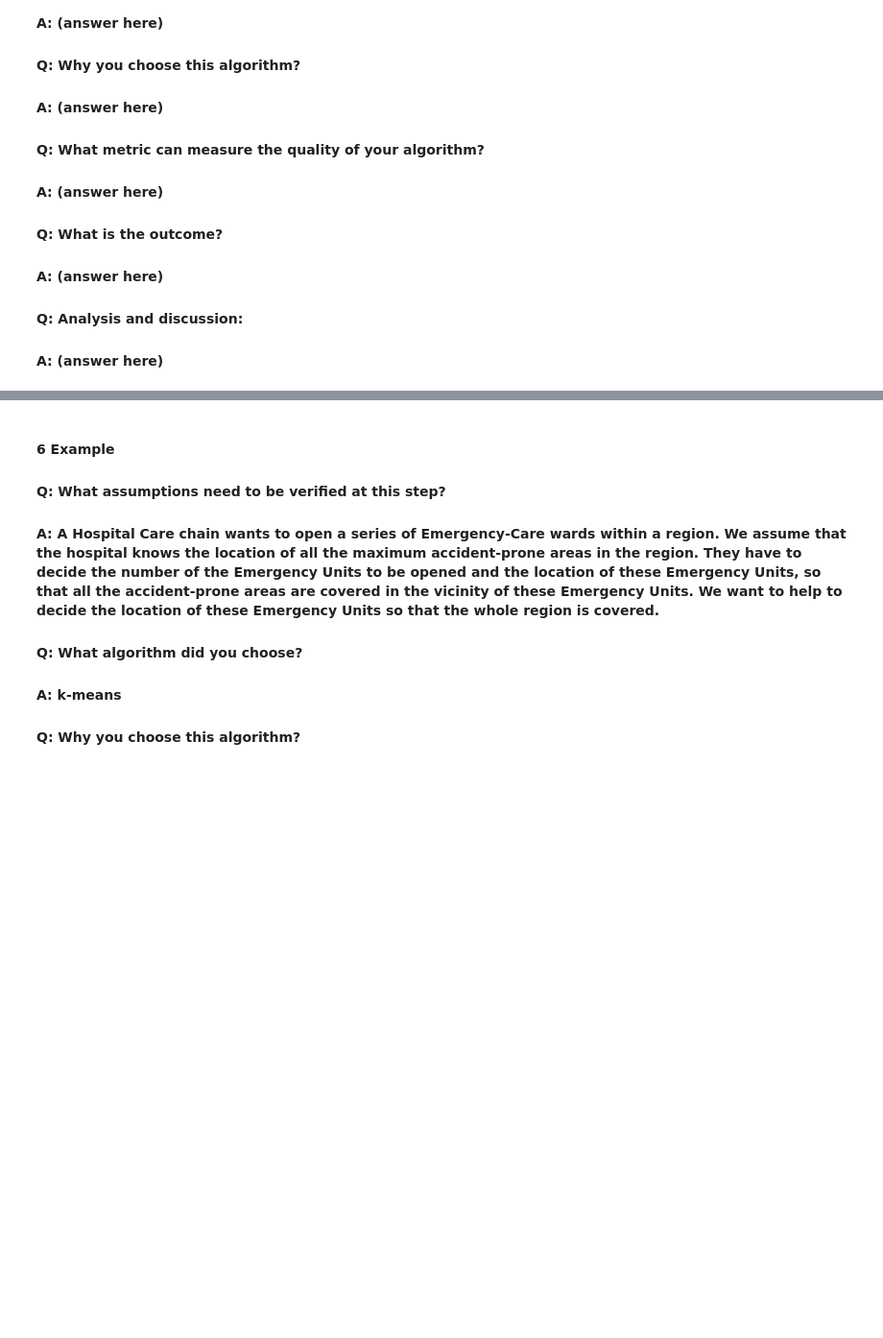
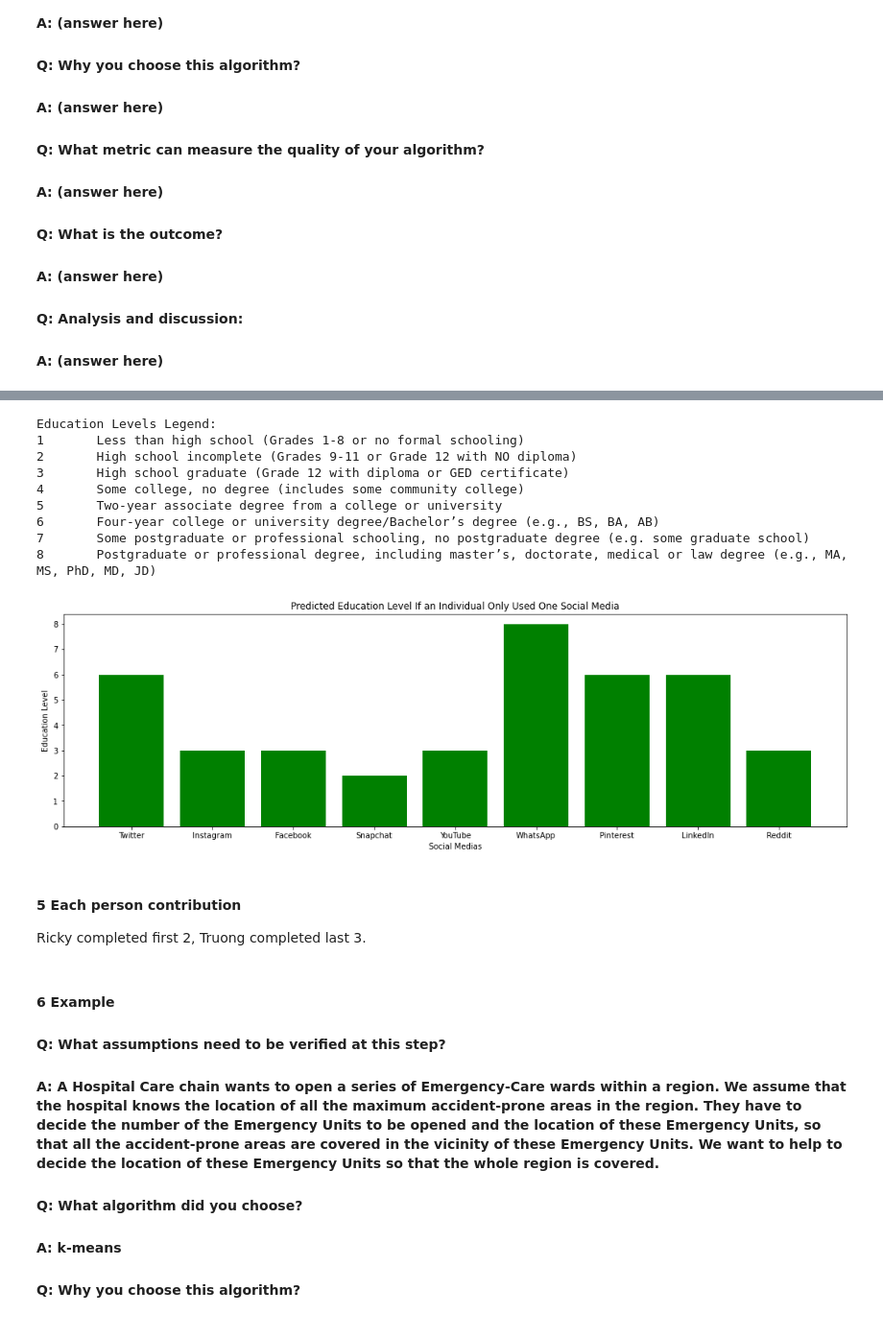
Before and after one commit to truong-ph/CSE487Stocks, a Jupyter notebook: truongph_rchen46.ipynb, the cells around one changed output, grey strips where cells are left out. Shown at 96% size. Drawn from its saved outputs; the diff is of its cells as text; code cells hidden in the pictures; blank space fills up the shorter version.

```diff
--- a/truongph_rchen46.ipynb
+++ b/truongph_rchen46.ipynb
@@ -191,3 +293,59 @@ plt.show()
+# %%
+# code for visualization the outcome
+
+predictions = []
+for i in range(9):
+    newPred = [2, 2, 2, 2, 2, 2, 2, 2, 2]
+    newPred[i] = 1
+    predictions.append(newPred)
+predictions = svm.predict(predictions)
+
+x = [
+    'Twitter',
+	'Instagram',
+	'Facebook',
+	'Snapchat',
+	'YouTube',
+	'WhatsApp',
+	'Pinterest',
+	'LinkedIn',
+	'Reddit'
+    ]
+x_pos = [i for i, _ in enumerate(x)]
+
+f, ax = plt.subplots(figsize=(18,5))
+plt.bar(x_pos, predictions, color='green')
+plt.xlabel("Social Medias")
+plt.ylabel("Education Level")
+plt.title("Predicted Education Level If an Individual Only Used One Social Media")
+
+plt.xticks(x_pos, x)
+print("Education Levels Legend:")
+print("1	Less than high school (Grades 1-8 or no formal schooling)")
+print("2	High school incomplete (Grades 9-11 or Grade 12 with NO diploma)")
+print("3	High school graduate (Grade 12 with diploma or GED certificate)")
+print("4	Some college, no degree (includes some community college)")
+print("5	Two-year associate degree from a college or university")
+print("6	Four-year college or university degree/Bachelor’s degree (e.g., BS, BA, AB)")
+print("7	Some postgraduate or professional schooling, no postgraduate degree (e.g. some graduate school)")
+print("8	Postgraduate or professional degree, including master’s, doctorate, medical or law degree (e.g., MA, MS, PhD, MD, JD)")
+
+
+plt.show()
+# %% [output]
+Education Levels Legend:
+1       Less than high school (Grades 1-8 or no formal schooling)
+2       High school incomplete (Grades 9-11 or Grade 12 with NO diploma)
+3       High school graduate (Grade 12 with diploma or GED certificate)
+4       Some college, no degree (includes some community college)
+5       Two-year associate degree from a college or university
+6       Four-year college or university degree/Bachelor’s degree (e.g., BS, BA, AB)
+7       Some postgraduate or professional schooling, no postgraduate degree (e.g. some graduate school)
+8       Postgraduate or professional degree, including master’s, doctorate, medical or law degree (e.g., MA, MS, PhD, MD, JD)
+[figure, added]
+# %% [markdown]
+#### 5 Each person contribution
+Ricky completed first 2, Truong completed last 3.
 # %% [markdown]
 #### 6 Example
 
```
Also changed, not shown: parts of 16 cells of this notebook.
